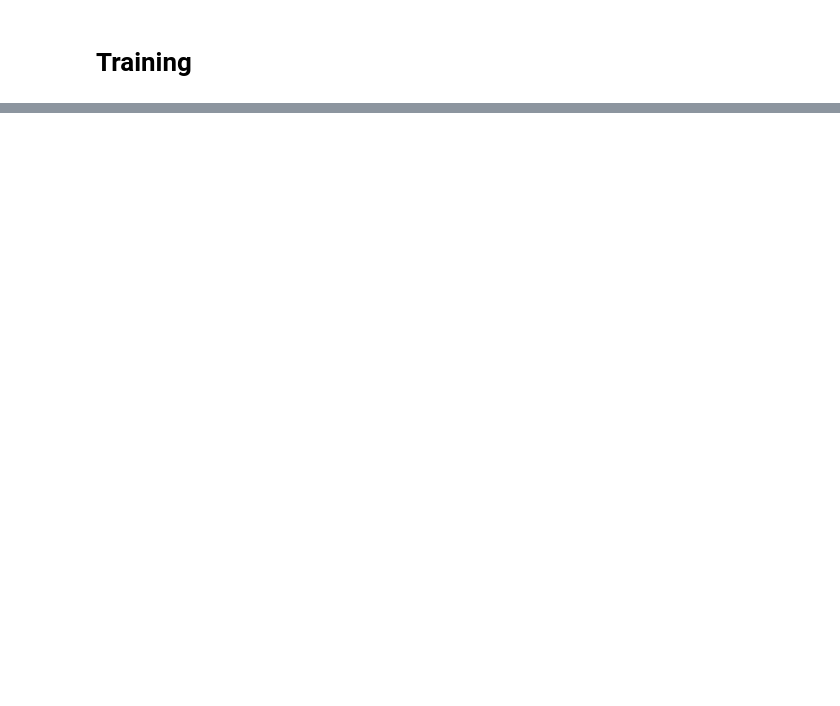
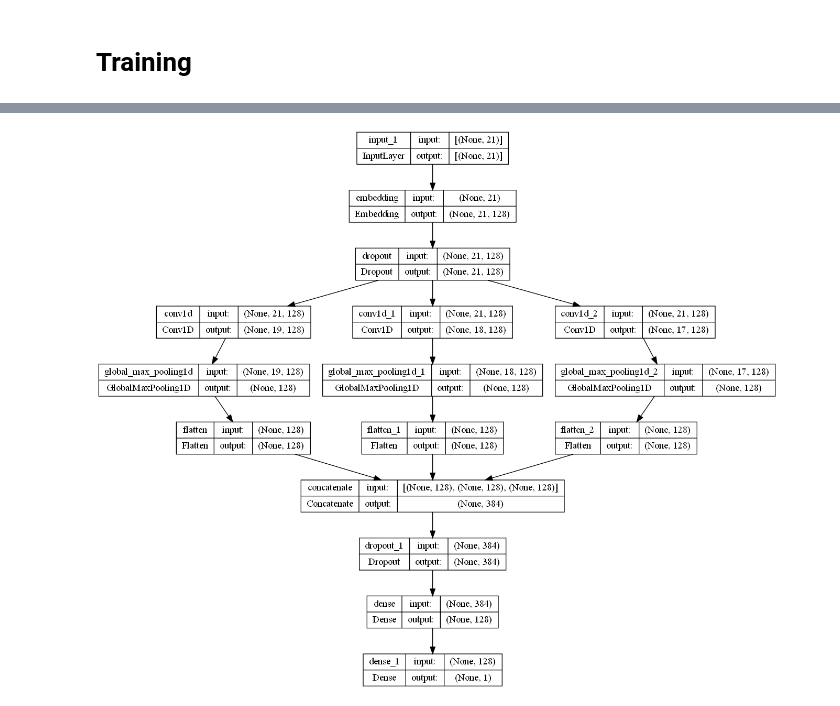
Before and after one commit to DataVisualizationPjt/Text_Classification, a Jupyter notebook: Train.ipynb, the cells around one changed output, grey strips where cells are left out. Cells and saved outputs as stored; diff of their text form; code cells hidden in the pictures; blank space fills up the shorter version.

Commit message:
add a Multi-Kernel CNN model code

```diff
--- a/Train.ipynb
+++ b/Train.ipynb
@@ -151,0 +125,30 @@ plt.show()
+# %%
+model_input = Input(shape = (21,))
+z = Embedding(vocab_size, embedding_dim, input_length = 21, name="embedding")(model_input)
+z = Dropout(dropout_prob[0])(z)
+# %%
+conv_blocks =[]
+
+for sz in [3,4,5]:
+    conv = Conv1D(filters = num_filters,
+                  kernel_size = sz,
+                  padding = 'valid',
+                  activation = 'relu',
+                  strides = 1)(z)
+    conv = GlobalMaxPooling1D()(conv) #maxpooling
+    conv = Flatten()(conv)
+    conv_blocks.append(conv)
+# %%
+z = Concatenate()(conv_blocks) if len(conv_blocks) > 1 else conv_blocks[0]
+z = Dropout(dropout_prob[1])(z)
+z = Dense(128, activation="relu")(z)
+model_output = Dense(1, activation="sigmoid")(z)
+
+model = Model(model_input, model_output)
+model.compile(loss = 'binary_crossentropy', optimizer = 'adam', metrics=['acc'])
+# %%
+callbacks = [tf.keras.callbacks.EarlyStopping(monitor='val_loss',patience=6, mode='min'),
+             tf.keras.callbacks.ModelCheckpoint('./best.h5', monitor='val_loss',save_best_only=True, mode='max')
+]
+
+history = model.fit(x_train, y_train, epochs=100, batch_size=64, validation_data = (x_val, y_val), callbacks=callbacks)
@@ -151,0 +290,4 @@ plt.show()
+# %%
+plot_model(model, to_file='test.png',show_shapes=True, show_layer_names=True)
+# %% [output]
+[figure, added]
```
Also changed, not shown: parts of 26 cells of this notebook, 4 other files.
